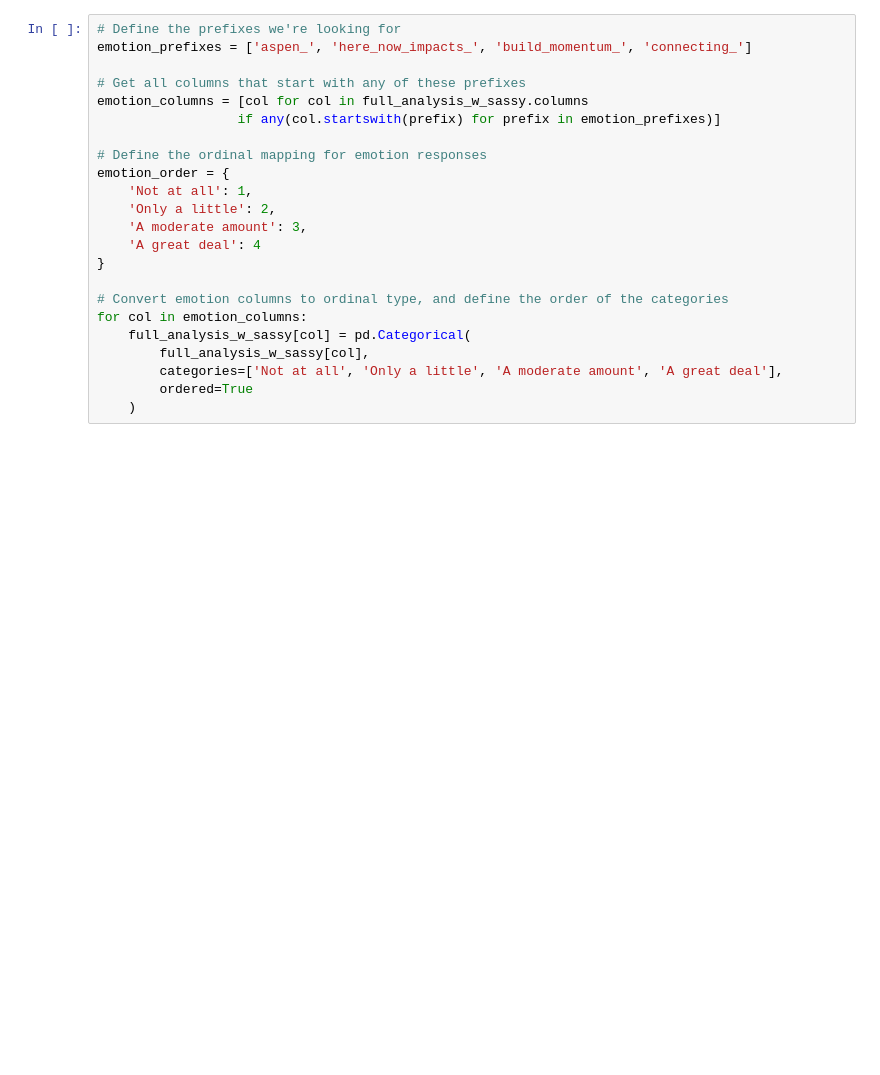
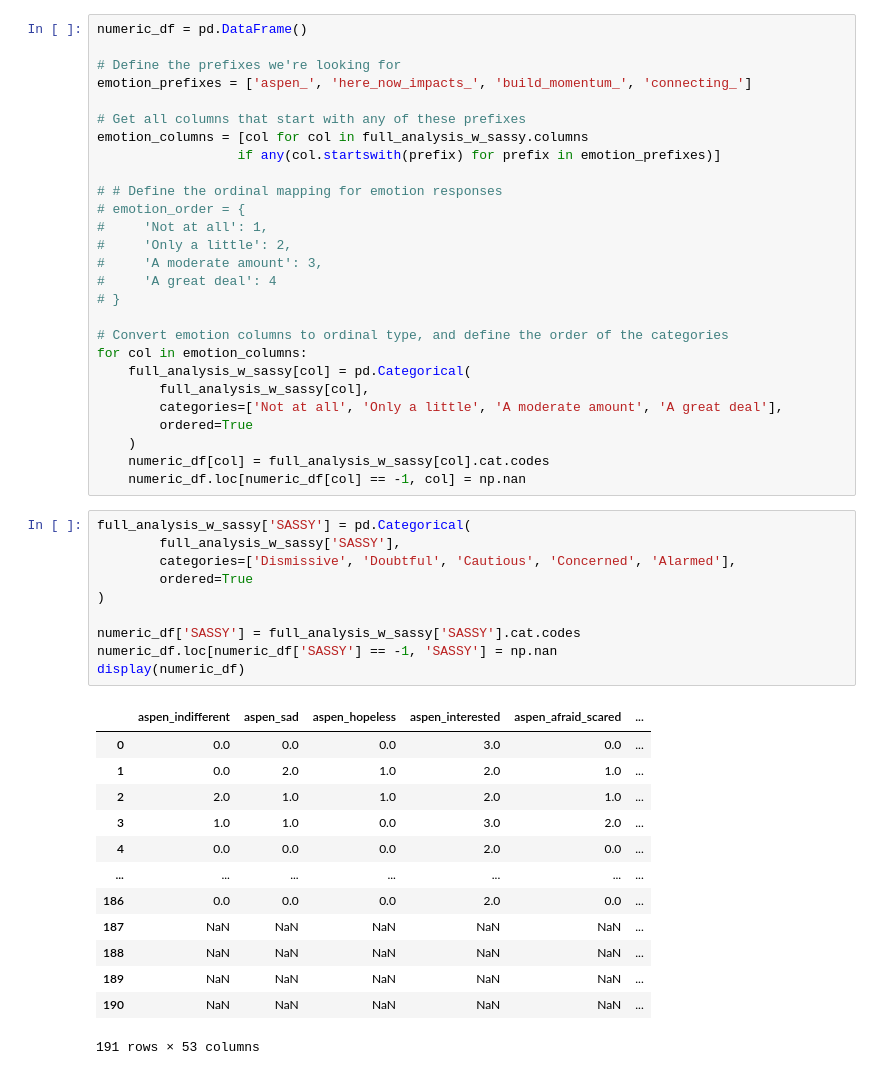
Before and after one commit to Hailcyon/AISL-data-analysis, a Jupyter notebook: sassy_emotions_correlations.ipynb, the cells around one changed output. Saved outputs shown, nothing was run; the diff lists cells and outputs as text; blank space fills up the shorter version.

```diff
--- a/sassy_emotions_correlations.ipynb
+++ b/sassy_emotions_correlations.ipynb
@@ -20,6 +28,8 @@ display(full_analysis_w_sassy)
 | 190 | NaN | NaN | NaN | NaN | NaN | NaN | NaN | NaN | ... |
 191 rows × 160 columns
 # %%
+numeric_df = pd.DataFrame()
+
 # Define the prefixes we're looking for
 emotion_prefixes = ['aspen_', 'here_now_impacts_', 'build_momentum_', 'connecting_']
 
@@ -27,13 +37,13 @@ emotion_prefixes = ['aspen_', 'here_now_impacts_', 'build_momentum_', 'connectin
 emotion_columns = [col for col in full_analysis_w_sassy.columns
                   if any(col.startswith(prefix) for prefix in emotion_prefixes)]
 
-# Define the ordinal mapping for emotion responses
-emotion_order = {
-    'Not at all': 1,
-    'Only a little': 2,
-    'A moderate amount': 3,
-    'A great deal': 4
-}
+# # Define the ordinal mapping for emotion responses
+# emotion_order = {
+#     'Not at all': 1,
+#     'Only a little': 2,
+#     'A moderate amount': 3,
+#     'A great deal': 4
+# }
 
 # Convert emotion columns to ordinal type, and define the order of the categories
 for col in emotion_columns:
@@ -42,4 +52,30 @@ for col in emotion_columns:
         categories=['Not at all', 'Only a little', 'A moderate amount', 'A great deal'],
         ordered=True
     )
+    numeric_df[col] = full_analysis_w_sassy[col].cat.codes
+    numeric_df.loc[numeric_df[col] == -1, col] = np.nan
+# %%
+full_analysis_w_sassy['SASSY'] = pd.Categorical(
+        full_analysis_w_sassy['SASSY'],
+        categories=['Dismissive', 'Doubtful', 'Cautious', 'Concerned', 'Alarmed'],
+        ordered=True
+)
+
+numeric_df['SASSY'] = full_analysis_w_sassy['SASSY'].cat.codes
+numeric_df.loc[numeric_df['SASSY'] == -1, 'SASSY'] = np.nan
+display(numeric_df)
+# %% [output]
+|  | aspen_indifferent | aspen_sad | aspen_hopeless | aspen_interested | aspen_afraid_scared | ... |
+| 0 | 0.0 | 0.0 | 0.0 | 3.0 | 0.0 | ... |
+| 1 | 0.0 | 2.0 | 1.0 | 2.0 | 1.0 | ... |
+| 2 | 2.0 | 1.0 | 1.0 | 2.0 | 1.0 | ... |
+| 3 | 1.0 | 1.0 | 0.0 | 3.0 | 2.0 | ... |
+| 4 | 0.0 | 0.0 | 0.0 | 2.0 | 0.0 | ... |
+| ... | ... | ... | ... | ... | ... | ... |
+| 186 | 0.0 | 0.0 | 0.0 | 2.0 | 0.0 | ... |
+| 187 | NaN | NaN | NaN | NaN | NaN | ... |
+| 188 | NaN | NaN | NaN | NaN | NaN | ... |
+| 189 | NaN | NaN | NaN | NaN | NaN | ... |
+| 190 | NaN | NaN | NaN | NaN | NaN | ... |
+191 rows × 53 columns
 # %%
```
Also changed, not shown: parts of 9 cells of this notebook.
